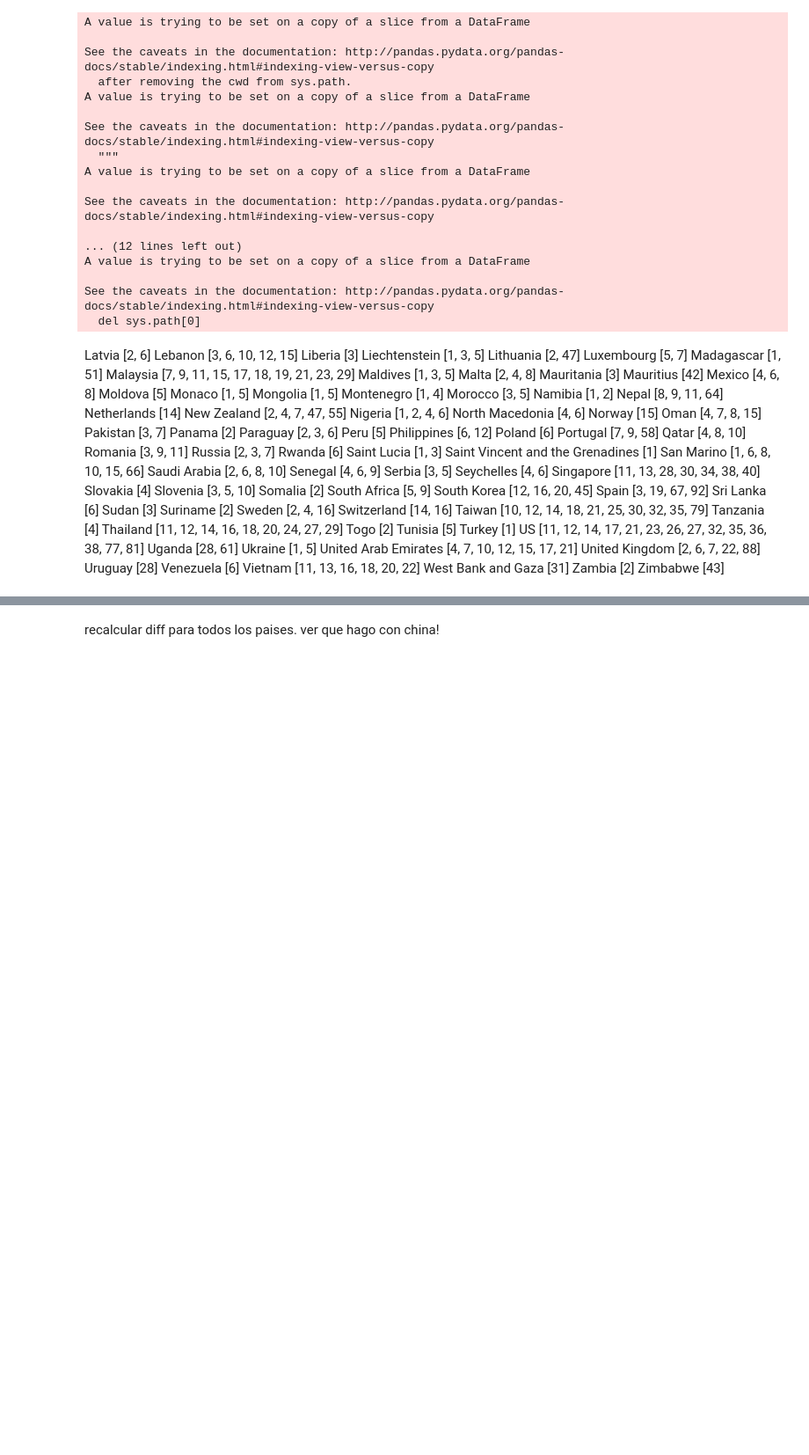
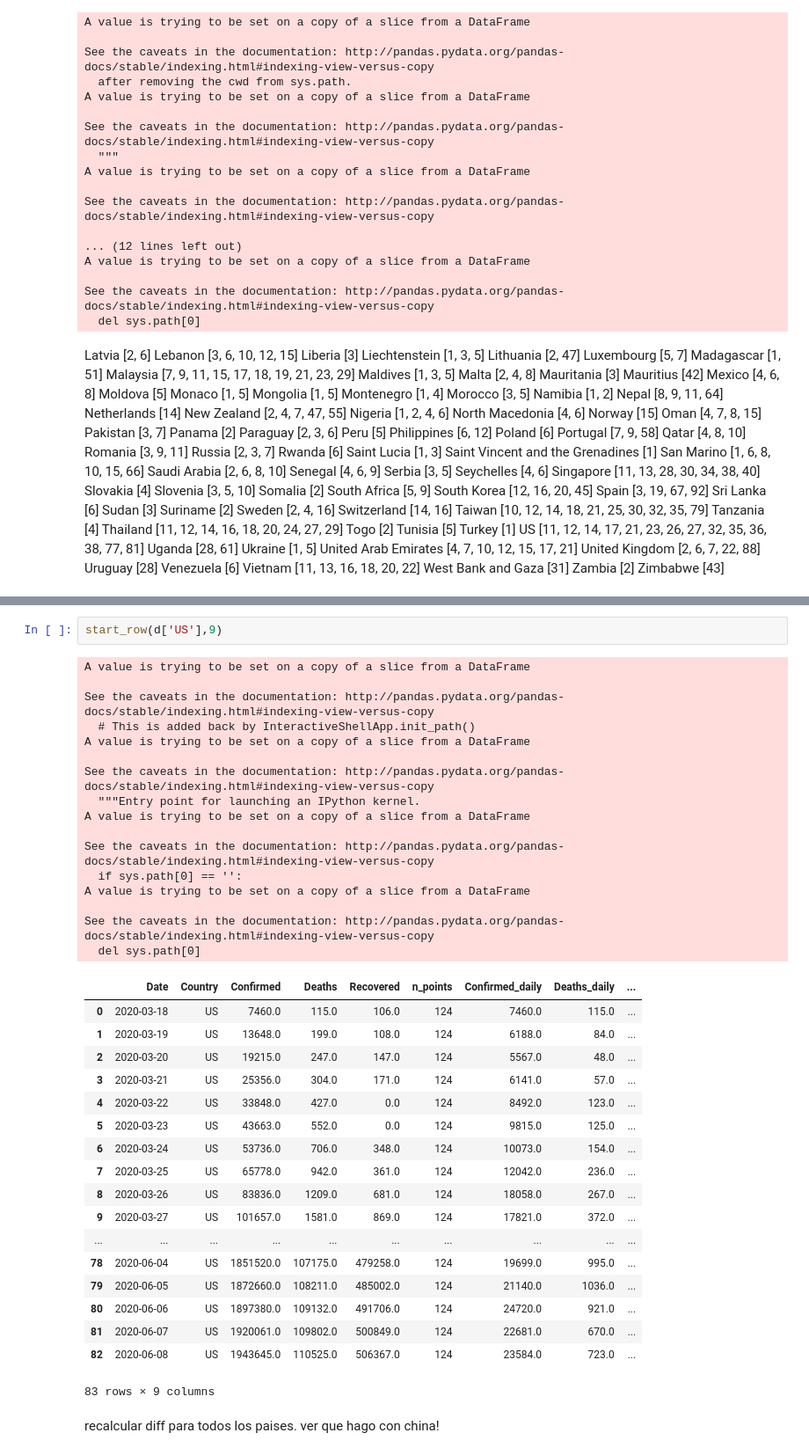
Before and after one commit to cnegrelli/COVID_19, a Jupyter notebook: csse_covid_19_data/csse_covid_19_daily_reports/COVID-19.ipynb, the cells around one changed output, grey strips where cells are left out. Shown at 88% size. Saved outputs shown, nothing was run; the diff lists cells and outputs as text; blank space fills up the shorter version.

```diff
--- a/csse_covid_19_data/csse_covid_19_daily_reports/COVID-19.ipynb
+++ b/csse_covid_19_data/csse_covid_19_daily_reports/COVID-19.ipynb
@@ -2989,3 +3066,40 @@ Zimbabwe [43]
+# %%
+start_row(d['US'],9)
+# %% [output]
+A value is trying to be set on a copy of a slice from a DataFrame
+
+See the caveats in the documentation: http://pandas.pydata.org/pandas-docs/stable/indexing.html#indexing-view-versus-copy
+  # This is added back by InteractiveShellApp.init_path()
+A value is trying to be set on a copy of a slice from a DataFrame
+
+See the caveats in the documentation: http://pandas.pydata.org/pandas-docs/stable/indexing.html#indexing-view-versus-copy
+  """Entry point for launching an IPython kernel.
+A value is trying to be set on a copy of a slice from a DataFrame
+
+See the caveats in the documentation: http://pandas.pydata.org/pandas-docs/stable/indexing.html#indexing-view-versus-copy
+  if sys.path[0] == '':
+A value is trying to be set on a copy of a slice from a DataFrame
+
+See the caveats in the documentation: http://pandas.pydata.org/pandas-docs/stable/indexing.html#indexing-view-versus-copy
+  del sys.path[0]
+|  | Date | Country | Confirmed | Deaths | Recovered | n_points | Confirmed_daily | Deaths_daily | ... |
+| 0 | 2020-03-18 | US | 7460.0 | 115.0 | 106.0 | 124 | 7460.0 | 115.0 | ... |
+| 1 | 2020-03-19 | US | 13648.0 | 199.0 | 108.0 | 124 | 6188.0 | 84.0 | ... |
+| 2 | 2020-03-20 | US | 19215.0 | 247.0 | 147.0 | 124 | 5567.0 | 48.0 | ... |
+| 3 | 2020-03-21 | US | 25356.0 | 304.0 | 171.0 | 124 | 6141.0 | 57.0 | ... |
+| 4 | 2020-03-22 | US | 33848.0 | 427.0 | 0.0 | 124 | 8492.0 | 123.0 | ... |
+| 5 | 2020-03-23 | US | 43663.0 | 552.0 | 0.0 | 124 | 9815.0 | 125.0 | ... |
+| 6 | 2020-03-24 | US | 53736.0 | 706.0 | 348.0 | 124 | 10073.0 | 154.0 | ... |
+| 7 | 2020-03-25 | US | 65778.0 | 942.0 | 361.0 | 124 | 12042.0 | 236.0 | ... |
+| 8 | 2020-03-26 | US | 83836.0 | 1209.0 | 681.0 | 124 | 18058.0 | 267.0 | ... |
+| 9 | 2020-03-27 | US | 101657.0 | 1581.0 | 869.0 | 124 | 17821.0 | 372.0 | ... |
+| ... | ... | ... | ... | ... | ... | ... | ... | ... | ... |
+| 78 | 2020-06-04 | US | 1851520.0 | 107175.0 | 479258.0 | 124 | 19699.0 | 995.0 | ... |
+| 79 | 2020-06-05 | US | 1872660.0 | 108211.0 | 485002.0 | 124 | 21140.0 | 1036.0 | ... |
+| 80 | 2020-06-06 | US | 1897380.0 | 109132.0 | 491706.0 | 124 | 24720.0 | 921.0 | ... |
+| 81 | 2020-06-07 | US | 1920061.0 | 109802.0 | 500849.0 | 124 | 22681.0 | 670.0 | ... |
+| 82 | 2020-06-08 | US | 1943645.0 | 110525.0 | 506367.0 | 124 | 23584.0 | 723.0 | ... |
+83 rows × 9 columns
 # %% [markdown]
 recalcular diff para todos los paises. ver que hago con china!
 # %% [markdown]
```
Also changed, not shown: parts of 7 cells of this notebook.
